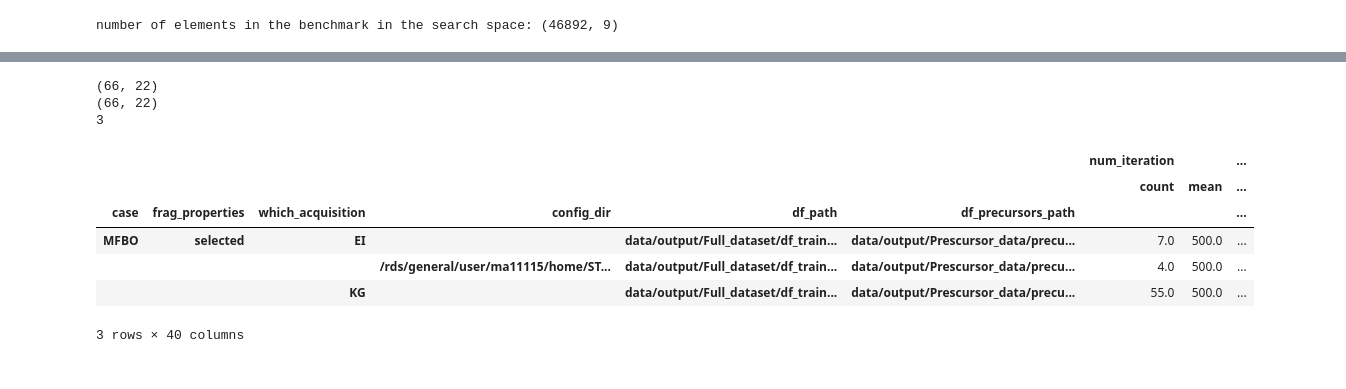
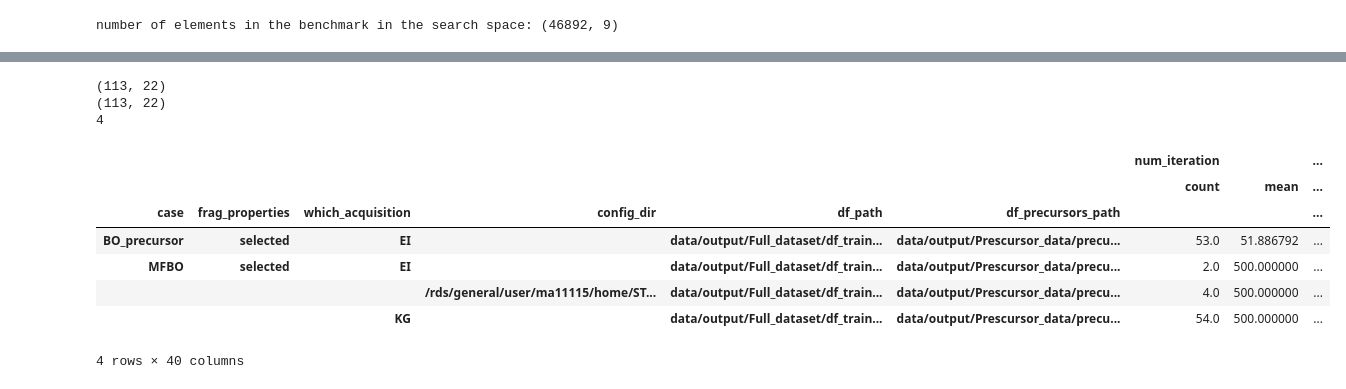
Before and after one commit to mohammedazzouzi15/STK_search, a Jupyter notebook: Example_notebooks/Test_MFBO.ipynb, the cells around one changed output, grey strips where cells are left out. Cells and saved outputs as stored; diff of their text form; code cells hidden in the pictures.

```diff
--- a/Example_notebooks/Test_MFBO.ipynb
+++ b/Example_notebooks/Test_MFBO.ipynb
@@ -15,6 +15,7 @@ os.makedirs('data/output/search_experiment/search_exp_database', exist_ok=True)
 from stk_search.utils import run_hpc_utils
 importlib.reload(run_hpc_utils)
 df_total_path_bench = 'data/output/Full_dataset/df_train_pred_learned_better_format.csv'
+df_total_path_bench_single_fid = 'data/output/Full_dataset/df_train_pred_learned_better_format_singlefidelity.csv'
 df_precursor_path ="data/output/Prescursor_data/precursor_data_200324.pkl"
 df_precursor_Mordred_path="data/output/Prescursor_data/df_PCA_mordred_descriptor_290224.pkl"
 
@@ -143,32 +155,31 @@ df_all.head()
 | 5 | 300 | 50 | different_representations_dataset | ea_surrogate | target | /rds/general/user/ma11115/home/ST... | None | ... |
 5 rows × 22 columns
 # %%
-num_iteration = 500
-num_elem_initialisation = 50
 oligomer_size = 6
 search_space_loc = '/rds/general/user/ma11115/home/STK_Search/STK_search/data/input/search_space/test/search_space1.pkl'
 #df_filtered = df_all[df_all['num_iteration']==num_iteration]
 #df_filtered = df_filtered[df_filtered['num_elem_initialisation']==num_elem_initialisation]
-df_filtered = df_all[df_all['df_path']==df_total_path_bench]
-
+df_filtered = df_all[df_all['df_path'].isin([df_total_path_bench,df_total_path_bench_single_fid])]
+df_filtered = df_filtered[df_filtered['num_elem_initialisation']==num_elem_initialisation]
 df_filtered = df_filtered[df_filtered['oligomer_size']==oligomer_size]
 print(df_filtered.shape)
 
 print(df_filtered.shape)
 df_list = df_filtered.groupby(['case','frag_properties','which_acquisition','config_dir','df_path','df_precursors_path',])
 print(len(df_list))
 df_list.describe()
 # %% [output]
-(66, 22)
-(66, 22)
-3
+(113, 22)
+(113, 22)
+4
 |  |  |  |  |  |  | num_iteration |  | ... |
 |  |  |  |  |  |  | count | mean | ... |
 | case | frag_properties | which_acquisition | config_dir | df_path | df_precursors_path |  |  | ... |
-| MFBO | selected | EI |  | data/output/Full_dataset/df_train... | data/output/Prescursor_data/precu... | 7.0 | 500.0 | ... |
-|  |  |  | /rds/general/user/ma11115/home/ST... | data/output/Full_dataset/df_train... | data/output/Prescursor_data/precu... | 4.0 | 500.0 | ... |
-|  |  | KG |  | data/output/Full_dataset/df_train... | data/output/Prescursor_data/precu... | 55.0 | 500.0 | ... |
+| BO_precursor | selected | EI |  | data/output/Full_dataset/df_train... | data/output/Prescursor_data/precu... | 53.0 | 51.886792 | ... |
+| MFBO | selected | EI |  | data/output/Full_dataset/df_train... | data/output/Prescursor_data/precu... | 2.0 | 500.000000 | ... |
+|  |  |  | /rds/general/user/ma11115/home/ST... | data/output/Full_dataset/df_train... | data/output/Prescursor_data/precu... | 4.0 | 500.000000 | ... |
+|  |  | KG |  | data/output/Full_dataset/df_train... | data/output/Prescursor_data/precu... | 54.0 | 500.000000 | ... |
-3 rows × 40 columns
+4 rows × 40 columns
 # %%
 import pandas as pd
 def join_name(x):
```
Also changed, not shown: parts of 19 cells of this notebook, 5 other files.
